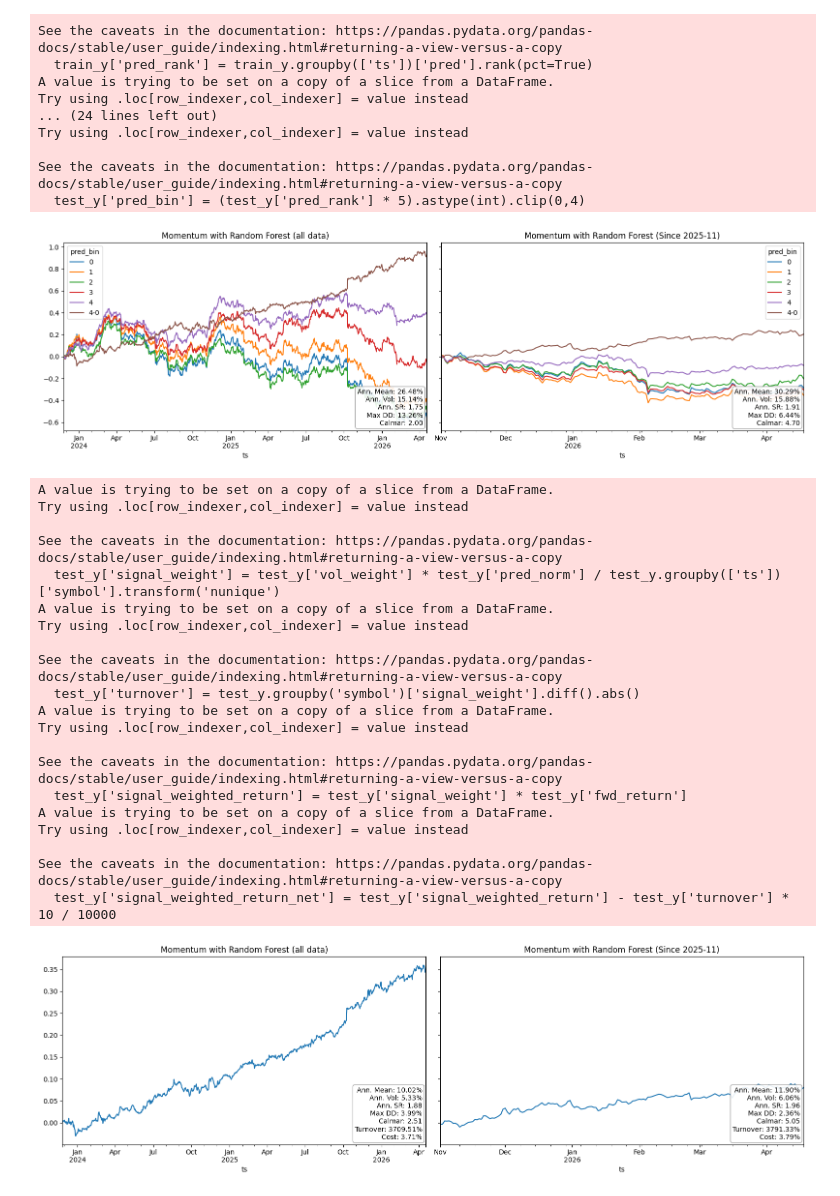
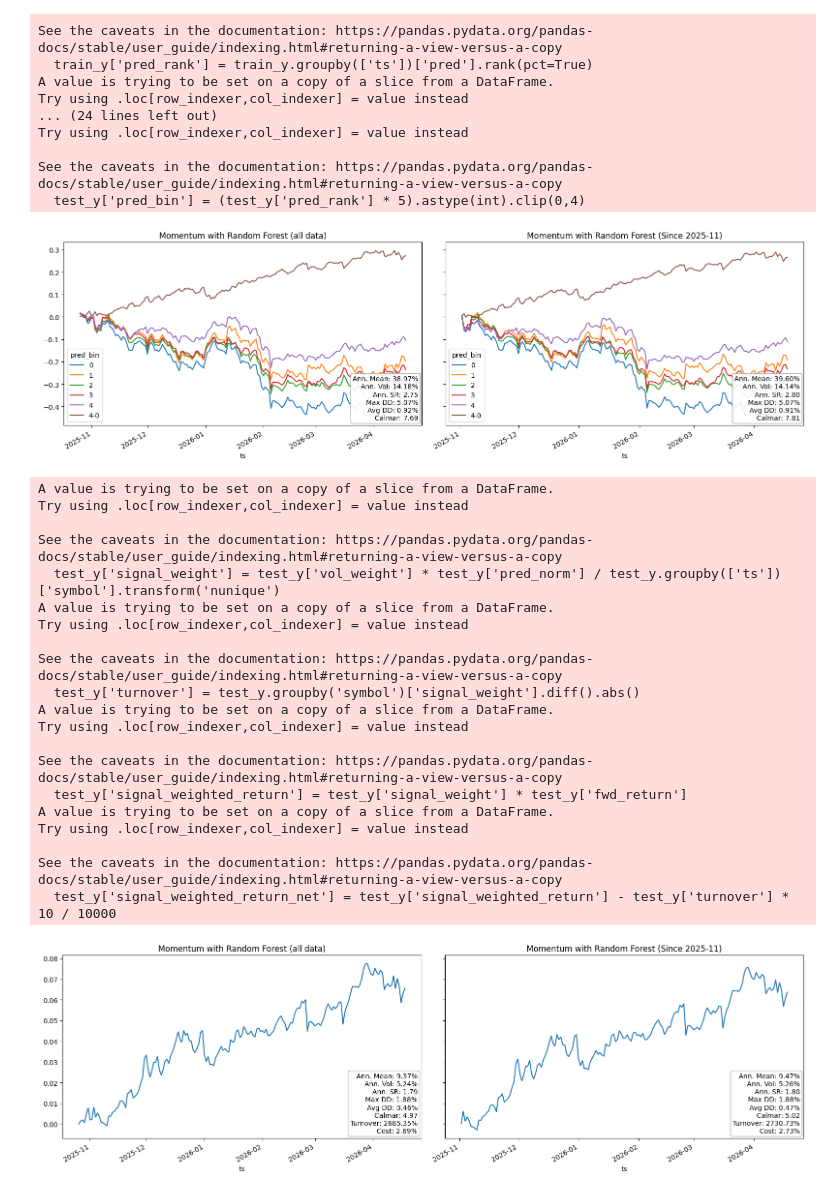
Before and after one commit to kcf1/Multistrat, a Jupyter notebook: strategies/research/double_sort.ipynb, the cells around one changed output. Saved outputs shown, nothing was run; the diff lists cells and outputs as text; code cells hidden in the pictures.

```diff
--- a/strategies/research/double_sort.ipynb
+++ b/strategies/research/double_sort.ipynb
@@ -176,7 +176,7 @@ volume_ratio.groupby(ohlcv_df['ts'].dt.hour).mean().plot(kind='bar')
 [figure]
 # %%
 df = ohlcv_df.copy()
-df = df[df['ts'].dt.hour == 0]
+df = df[df['ts'].dt.hour == 23]
 df = df.sort_values(by=['symbol', 'ts'])
 df = df[['symbol', 'ts', 'close','volume','quote_volume','taker_buy_base_volume','taker_buy_quote_volume']]
 
@@ -215,10 +215,10 @@ df['trend_rank'] = df.groupby(['ts'])['trend_score'].rank(pct=True)
 df['breakout_rank'] = df.groupby(['ts'])['breakout_score'].rank(pct=True)
 df['vwaprev_rank'] = df.groupby(['ts'])['vwaprev_score'].rank(pct=True)
 df['takervol_rank'] = df.groupby(['ts'])['takervol_score'].rank(pct=True)
-df['mom_bin'] = (df['trend_rank'] * 3).astype(int).clip(0,4)
+df['mom_bin'] = (df['trend_rank'] * 3).astype(int).clip(0,2)
 
-df['drawdown_rank'] = df.groupby(['ts'])['drawdown_score'].rank(pct=True)
-df['ddath_rank'] = df.groupby(['ts'])['ddath_score'].rank(pct=True)
+df['drawdown_rank'] = df.groupby(['ts','mom_bin'])['drawdown_score'].rank(pct=True)
+df['ddath_rank'] = df.groupby(['ts','mom_bin'])['ddath_score'].rank(pct=True)
 df['maxret_rank'] = df.groupby(['ts','mom_bin'])['maxret_score'].rank(pct=True)
 df['skew_rank'] = df.groupby(['ts','mom_bin'])['skew_score'].rank(pct=True)
 df['vol_rank'] = df.groupby(['ts','mom_bin'])['vol_score'].rank(pct=True)
@@ -234,7 +234,7 @@ from datetime import timedelta
 
 hi = df['ts'].max()
 lo = df['ts'].min()
-mid = lo + (hi - lo) * 0.5
+mid = lo + (hi - lo) * 0.9
 # %%
 train_df = df[df['ts'] < mid]
 test_df = df[df['ts'] > mid]
@@ -456,42 +458,44 @@ sr_ann = mean_ann / vol_ann if vol_ann != 0 else float('nan')
 cum_pnl = pnl_ls.cumsum()
 roll_max = cum_pnl.cummax()
 drawdown = roll_max - cum_pnl
+avg_drawdown = drawdown.mean()
 max_drawdown = drawdown.max()
 calmar = mean_ann / max_drawdown if max_drawdown != 0 else float('nan')
 
 # Filter for since 2025-11
 pnl_ts_since = pnl_ts[pnl_ts.index >= '2025-11']
 pnl_ls_since = pnl_ts_since['4-0']
 mean_ann_since = pnl_ls_since.mean() * 250
 vol_ann_since = pnl_ls_since.std() * (250) ** 0.5
 sr_ann_since = mean_ann_since / vol_ann_since if vol_ann_since != 0 else float('nan')
 
 cum_pnl_since = pnl_ls_since.cumsum()
 roll_max_since = cum_pnl_since.cummax()
 drawdown_since = roll_max_since - cum_pnl_since
+avg_drawdown_since = drawdown_since.mean()
 max_drawdown_since = drawdown_since.max()
 calmar_since = mean_ann_since / max_drawdown_since if max_drawdown_since != 0 else float('nan')
 
 fig, axes = plt.subplots(1, 2, figsize=(16, 5), sharey=True)
 pnl_ts.cumsum().plot(ax=axes[0], title='Momentum with Random Forest (all data)')
 axes[0].annotate(
     f"Ann. Mean: {mean_ann:.2%}\nAnn. Vol: {vol_ann:.2%}\nAnn. SR: {sr_ann:.2f}\n"
-    f"Max DD: {max_drawdown:.2%}\nCalmar: {calmar:.2f}",
+    f"Max DD: {max_drawdown:.2%}\nAvg DD: {avg_drawdown:.2%}\nCalmar: {calmar:.2f}",
     xy=(0.99, 0.02), xycoords='axes fraction',
     fontsize=10, ha='right', va='bottom',
     bbox=dict(boxstyle='round', fc='w', ec='0.6', alpha=0.9)
 )
 pnl_ts_since.cumsum().plot(ax=axes[1], title='Momentum with Random Forest (Since 2025-11)')
 axes[1].annotate(
     f"Ann. Mean: {mean_ann_since:.2%}\nAnn. Vol: {vol_ann_since:.2%}\nAnn. SR: {sr_ann_since:.2f}\n"
-    f"Max DD: {max_drawdown_since:.2%}\nCalmar: {calmar_since:.2f}",
+    f"Max DD: {max_drawdown_since:.2%}\nAvg DD: {avg_drawdown_since:.2%}\nCalmar: {calmar_since:.2f}",
     xy=(0.99, 0.02), xycoords='axes fraction',
     fontsize=10, ha='right', va='bottom',
     bbox=dict(boxstyle='round', fc='w', ec='0.6', alpha=0.9)
 )
 plt.tight_layout()
 # %% [output]
-[figure, old version]
+[figure, new version]
 # %%
 from scipy.stats import norm
 import matplotlib.pyplot as plt
@@ -501,7 +505,7 @@ test_y['signal_weight'] = test_y['vol_weight'] * test_y['pred_norm'] / test_y.gr
 test_y['turnover'] = test_y.groupby('symbol')['signal_weight'].diff().abs()
 test_y['signal_weighted_return'] = test_y['signal_weight'] * test_y['fwd_return']
 test_y['signal_weighted_return_net'] = test_y['signal_weighted_return'] - test_y['turnover'] * 10 / 10000
-pnl_ls = test_y.groupby(['ts'])['signal_weighted_return'].sum()
+pnl_ls = test_y.groupby(['ts'])['signal_weighted_return_net'].sum()
 
 # Annualized stats and Calmar ratio for all data
 mean_ann = pnl_ls.mean() * 250
@@ -511,6 +515,7 @@ sr_ann = mean_ann / vol_ann if vol_ann != 0 else float('nan')
 cum_pnl = pnl_ls.cumsum()
 roll_max = cum_pnl.cummax()
 drawdown = roll_max - cum_pnl
+avg_drawdown = drawdown.mean()
 max_drawdown = drawdown.max()
 calmar = mean_ann / max_drawdown if max_drawdown != 0 else float('nan')
 
@@ -526,6 +531,7 @@ sr_ann_since = mean_ann_since / vol_ann_since if vol_ann_since != 0 else float('
 cum_pnl_since = pnl_ls_since.cumsum()
 roll_max_since = cum_pnl_since.cummax()
 drawdown_since = roll_max_since - cum_pnl_since
+avg_drawdown_since = drawdown_since.mean()
 max_drawdown_since = drawdown_since.max()
 calmar_since = mean_ann_since / max_drawdown_since if max_drawdown_since != 0 else float('nan')
 
@@ -537,7 +543,7 @@ fig, axes = plt.subplots(1, 2, figsize=(16, 5), sharey=True)
 pnl_ls.cumsum().plot(ax=axes[0], title='Momentum with Random Forest (all data)')
 axes[0].annotate(
     f"Ann. Mean: {mean_ann:.2%}\nAnn. Vol: {vol_ann:.2%}\nAnn. SR: {sr_ann:.2f}\n"
-    f"Max DD: {max_drawdown:.2%}\nCalmar: {calmar:.2f}\n"
+    f"Max DD: {max_drawdown:.2%}\nAvg DD: {avg_drawdown:.2%}\nCalmar: {calmar:.2f}\n"
     f"Turnover: {turnover:.2%}\nCost: {cost:.2%}",
     xy=(0.99, 0.02), xycoords='axes fraction',
     fontsize=10, ha='right', va='bottom',
@@ -546,7 +552,7 @@ axes[0].annotate(
 pnl_ls_since.cumsum().plot(ax=axes[1], title='Momentum with Random Forest (Since 2025-11)')
 axes[1].annotate(
     f"Ann. Mean: {mean_ann_since:.2%}\nAnn. Vol: {vol_ann_since:.2%}\nAnn. SR: {sr_ann_since:.2f}\n"
-    f"Max DD: {max_drawdown_since:.2%}\nCalmar: {calmar_since:.2f}\n"
+    f"Max DD: {max_drawdown_since:.2%}\nAvg DD: {avg_drawdown_since:.2%}\nCalmar: {calmar_since:.2f}\n"
     f"Turnover: {turnover_since:.2%}\nCost: {cost_since:.2%}",
     xy=(0.99, 0.02), xycoords='axes fraction',
     fontsize=10, ha='right', va='bottom',
@@ -574,7 +580,7 @@ Try using .loc[row_indexer,col_indexer] = value instead
 
 See the caveats in the documentation: https://pandas.pydata.org/pandas-docs/stable/user_guide/indexing.html#returning-a-view-versus-a-copy
   test_y['signal_weighted_return_net'] = test_y['signal_weighted_return'] - test_y['turnover'] * 10 / 10000
-[figure, old version]
+[figure, new version]
 # %%
 (test_y['signal_weight'].abs()*100000).describe()
 # %% [output]
```
Also changed, not shown: parts of 5 cells of this notebook, 2 other files.
